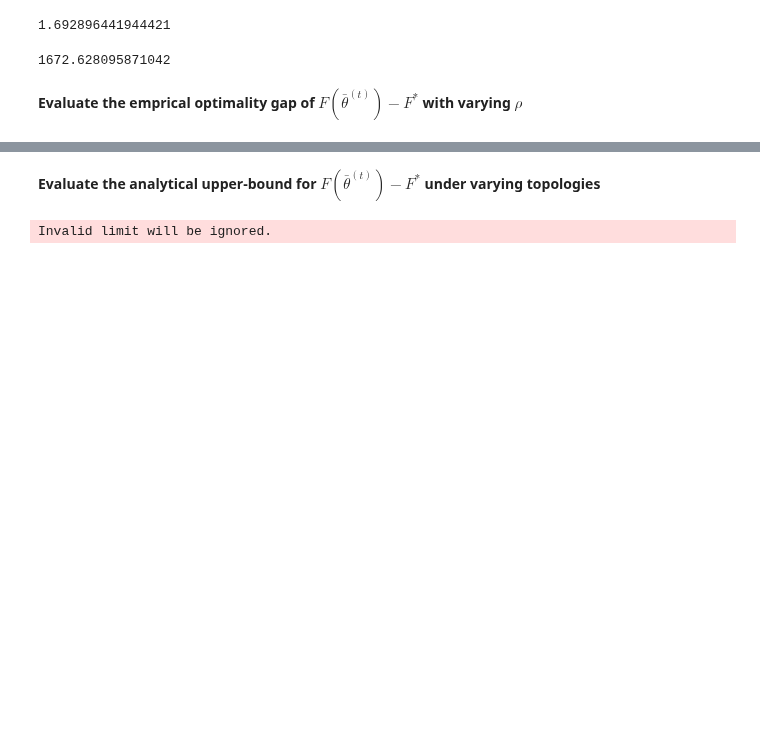
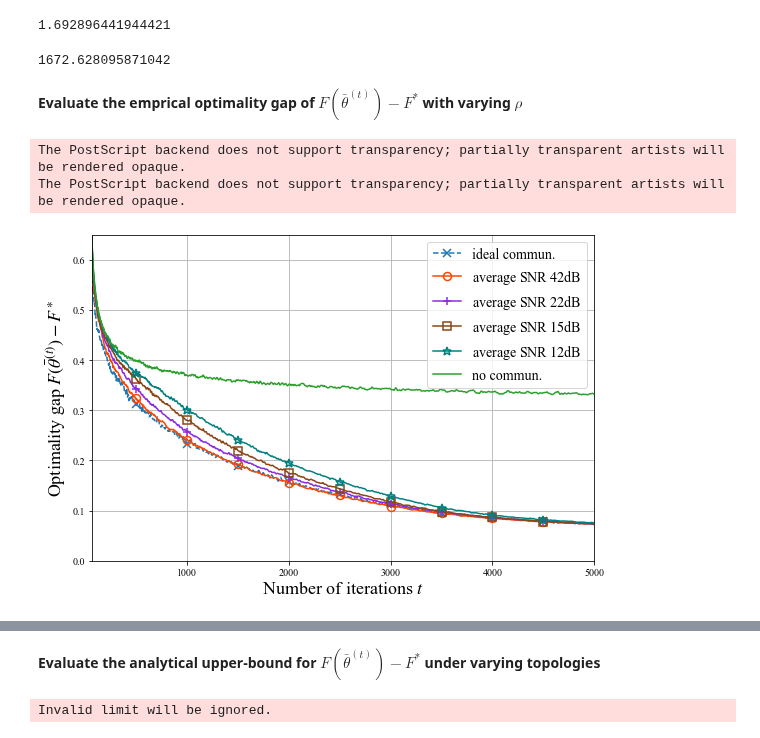
Before and after one commit to Fuzzy-Face/JSAC_FL, a Jupyter notebook: bounds_digital.ipynb, the cells around one changed output, grey strips where cells are left out. Drawn from its saved outputs; the diff is of its cells as text; code cells hidden in the pictures; blank space fills up the shorter version.

```diff
--- a/bounds_digital.ipynb
+++ b/bounds_digital.ipynb
@@ -330,2 +384,41 @@ losseses = pickle.load( open('../repo_jv/data/simulations/losseses_local_eta0_2.
 losseses = np.array(losseses) - opt
 df8 = pd.DataFrame(losseses[0], columns = ['Device_{}'.format(i + 1) for i in range(K)] )
+# %%
+plt.rc('font', family='Times New Roman')
+mpl.rcParams["mathtext.fontset"] = 'stix'
+fig, ax = plt.subplots(figsize = (9.0,6.0))
+# "mew" stands for markedgewidth, which is supposed to be set equal to the width of the line
+df1.rolling(window = 20).mean().mean(axis = 1).plot(style = '--', marker = 'x', fillstyle = 'none', ms = 8, mew = 1.5, markevery = 500, label = r'ideal commun.')
+df2.rolling(window = 49).mean().mean(axis = 1).plot(color = 'orangered', marker = 'o', fillstyle = 'none', ms = 8, mew = 1.5, markevery = 500, label = r'average SNR $42$dB')
+df3.rolling(window = 49).mean().mean(axis = 1).plot(color = 'blueviolet', marker = '+', fillstyle = 'none', ms = 8, mew = 1.5, markevery = 500, label = r'average SNR $22$dB')
+df4.rolling(window = 49).mean().mean(axis = 1).plot(color = 'saddlebrown', marker = 's', fillstyle = 'none', ms = 8, mew = 1.5, markevery = 500, label = r'average SNR $15$dB')
+df5.rolling(window = 49).mean().mean(axis = 1).plot(color = 'teal', marker = '*', fillstyle = 'none', ms = 9, mew = 1.5, markevery = 500, label = r'average SNR $12$dB')
+# df6.rolling(window = 30).mean().mean(axis = 1).plot(color = 'tab:blue', label = r'average SNR $8$dB')
+# df7.rolling(window = 10).mean().mean(axis = 1).plot(style = '--', color = 'blueviolet', label = 'Ideal commun.')
+df8.rolling(window = 49).mean().mean(axis = 1).plot(color = 'tab:green', label = 'no commun.')
+
+plt.xlabel(r'Number of iterations $t$', fontsize = 18)
+plt.ylabel(r'Optimality gap $F(\bar{\theta}^{(t)})-F^\ast$', fontsize = 18)
+# plt.title(r'ER graph with $p = 0.2$ and $\barP = -57$dBm', fontsize = 14)
+plt.xlim((65, 5000))
+plt.ylim((0, 0.65))
+plt.grid()
+
+# Place legend for individual curves
+plt.legend(loc = 'upper right', fontsize = 14)
+# # Place marks using annotation
+# _ = ax.annotate(r'Ideal communications',
+#             xy = (1400, .08), xycoords = 'data',
+#             xytext = (-30, -32), textcoords = 'offset points', fontsize = 16,
+#             arrowprops=dict(facecolor = 'black', width = 2, headwidth = 6, shrink = 0.03))
+# _ = ax.annotate(r'Digital transmission',
+#             xy = (2200, .06), xycoords = 'data',
+#             xytext = (36, 28), textcoords = 'offset points', fontsize = 16,
+#             arrowprops=dict(facecolor = 'black', width = 2, headwidth = 6, shrink = 0.03))
+
+# _ = plt.savefig('C:/Users/Helen/Documents/visiting_research@KCL/D2D_DSGD/XXX20-FL_over_D2D/eps/dig_og_vs_SNR.eps',format='eps', dpi=600)
+plt.show()
+# %% [output]
+The PostScript backend does not support transparency; partially transparent artists will be rendered opaque.
+The PostScript backend does not support transparency; partially transparent artists will be rendered opaque.
+[figure, added]
```
Also changed, not shown: parts of 37 cells of this notebook, 2 other files.
